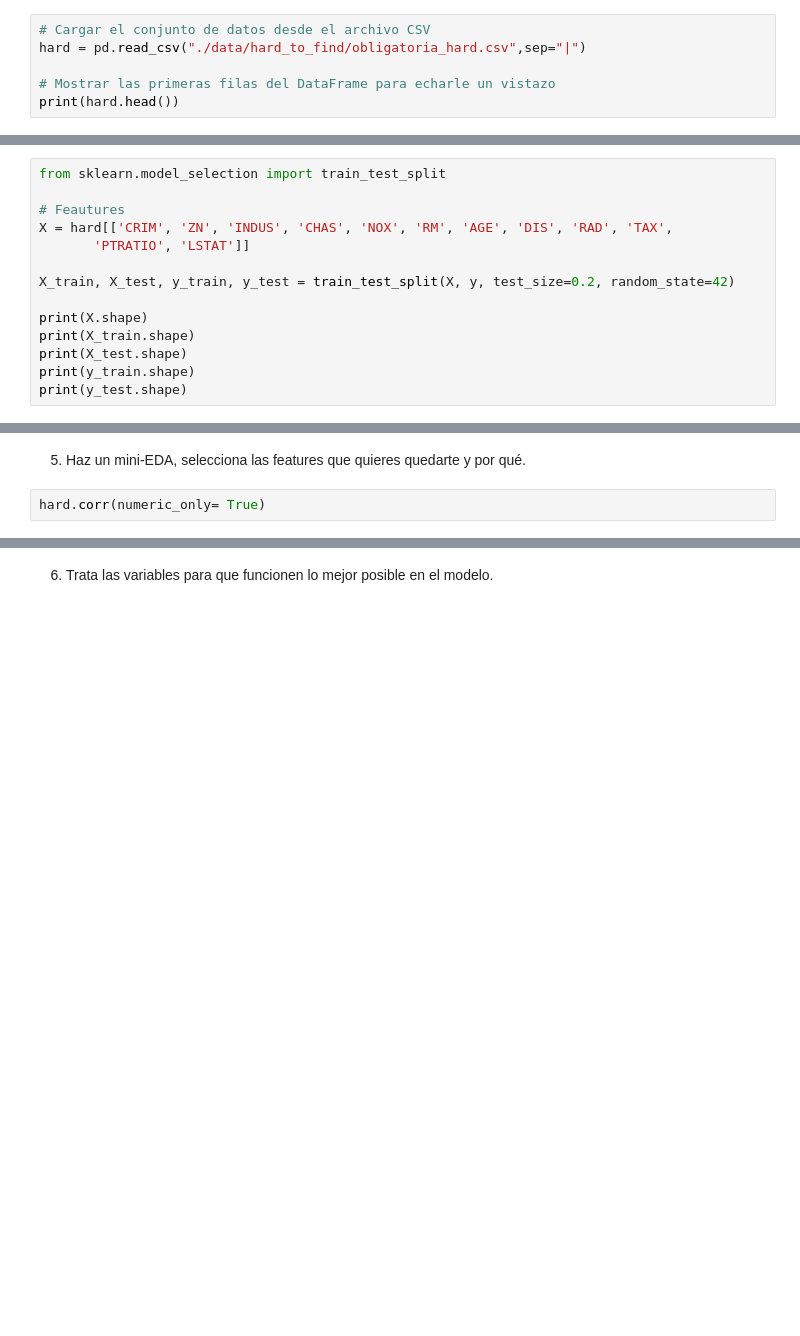
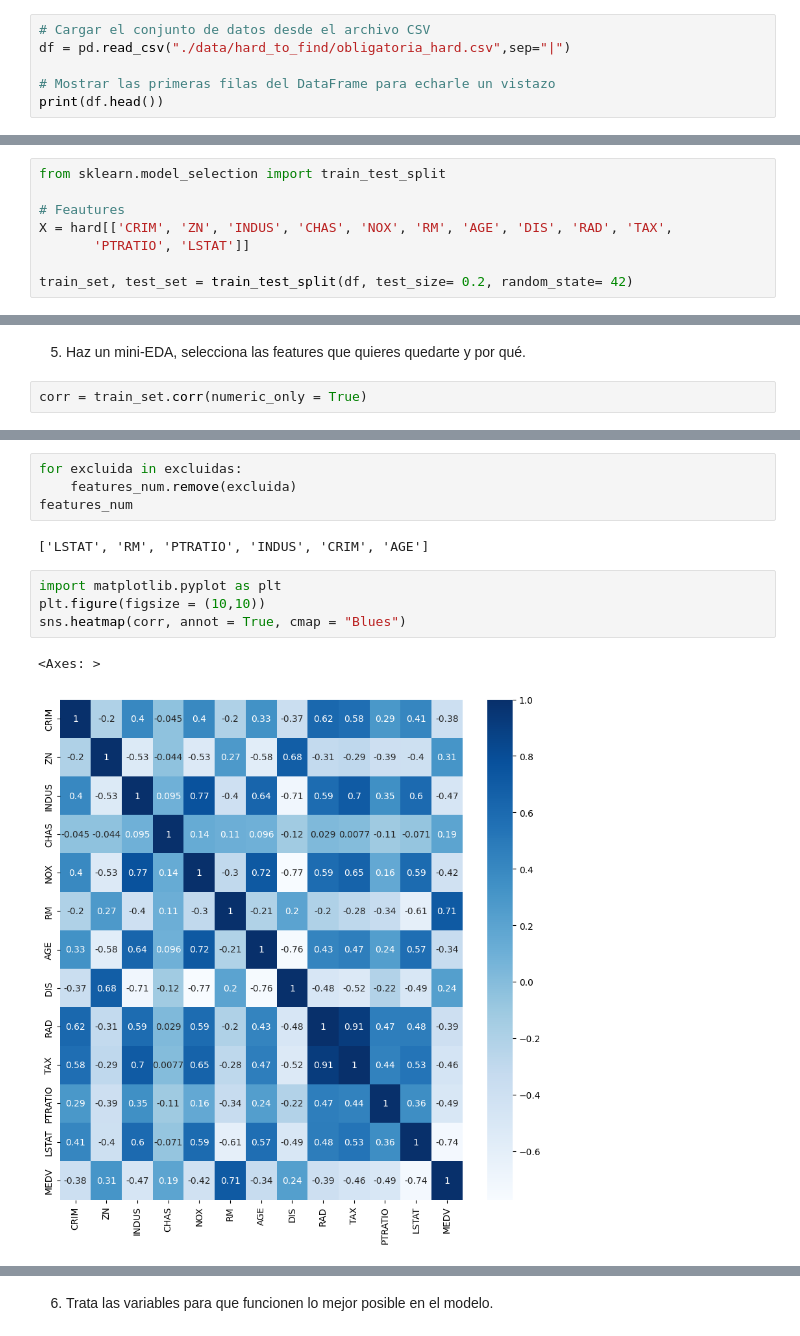
Before and after one commit to MariaRepository/ONLINE_DS_THEBRIDGE_MariaFernandez, a Jupyter notebook: 04_Machine_Learning/Sprint_12/Unidad_01/Practica_Obligatoria/18_Practica_Obligatoria_Regresion_Lineal_y_Regularización.ipynb, the cells around one changed output, grey strips where cells are left out. Drawn from its saved outputs; the diff is of its cells as text; blank space fills up the shorter version.

Commit message:
SPR13 U1+U2 Obligatorias

```diff
--- a/04_Machine_Learning/Sprint_12/Unidad_01/Practica_Obligatoria/18_Practica_Obligatoria_Regresion_Lineal_y_Regularización.ipynb
+++ b/04_Machine_Learning/Sprint_12/Unidad_01/Practica_Obligatoria/18_Practica_Obligatoria_Regresion_Lineal_y_Regularización.ipynb
@@ -59,10 +59,10 @@ import seaborn as sns
 1. Carga el dataset. Está limpio y no necesitarás completar nulos, ni repasar los valores de las columnas.
 # %%
 # Cargar el conjunto de datos desde el archivo CSV
-hard = pd.read_csv("./data/hard_to_find/obligatoria_hard.csv",sep="|")
+df = pd.read_csv("./data/hard_to_find/obligatoria_hard.csv",sep="|")
 
 # Mostrar las primeras filas del DataFrame para echarle un vistazo
-print(hard.head())
+print(df.head())
 # %% [output]
       CRIM    ZN  INDUS  CHAS    NOX     RM   AGE     DIS  RAD    TAX  \
 0  0.00632  18.0   2.31   0.0  0.538  6.575  65.2  4.0900  1.0  296.0
@@ -120,10 +120,4 @@ from sklearn.model_selection import train_test_split
 X = hard[['CRIM', 'ZN', 'INDUS', 'CHAS', 'NOX', 'RM', 'AGE', 'DIS', 'RAD', 'TAX',
        'PTRATIO', 'LSTAT']]
 
-X_train, X_test, y_train, y_test = train_test_split(X, y, test_size=0.2, random_state=42)
-
-print(X.shape)
-print(X_train.shape)
-print(X_test.shape)
-print(y_train.shape)
-print(y_test.shape)
+train_set, test_set = train_test_split(df, test_size= 0.2, random_state= 42)
@@ -143,4 +133,4 @@ test_data = (X_test, y_test)
 
 5. Haz un mini-EDA, selecciona las features que quieres quedarte y por qué.
 # %%
-hard.corr(numeric_only= True)
+corr = train_set.corr(numeric_only = True)
@@ -166,0 +220,13 @@ plt.show();
+# %%
+for excluida in excluidas:
+    features_num.remove(excluida)
+features_num
+# %% [output]
+['LSTAT', 'RM', 'PTRATIO', 'INDUS', 'CRIM', 'AGE']
+# %%
+import matplotlib.pyplot as plt
+plt.figure(figsize = (10,10))
+sns.heatmap(corr, annot = True, cmap = "Blues")
+# %% [output]
+<Axes: >
+[figure, added]
```
Also changed, not shown: parts of 35 cells of this notebook, 19 other files.
